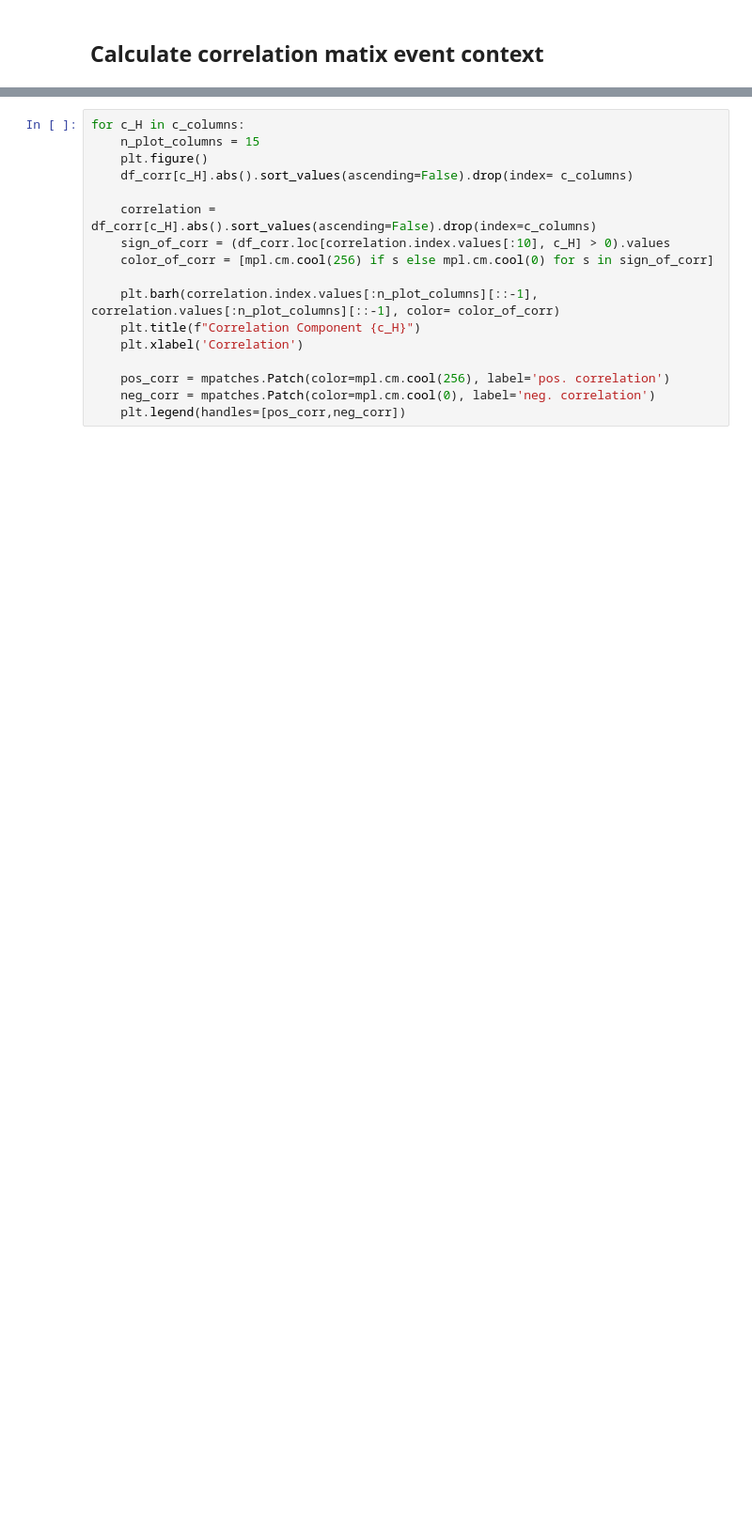
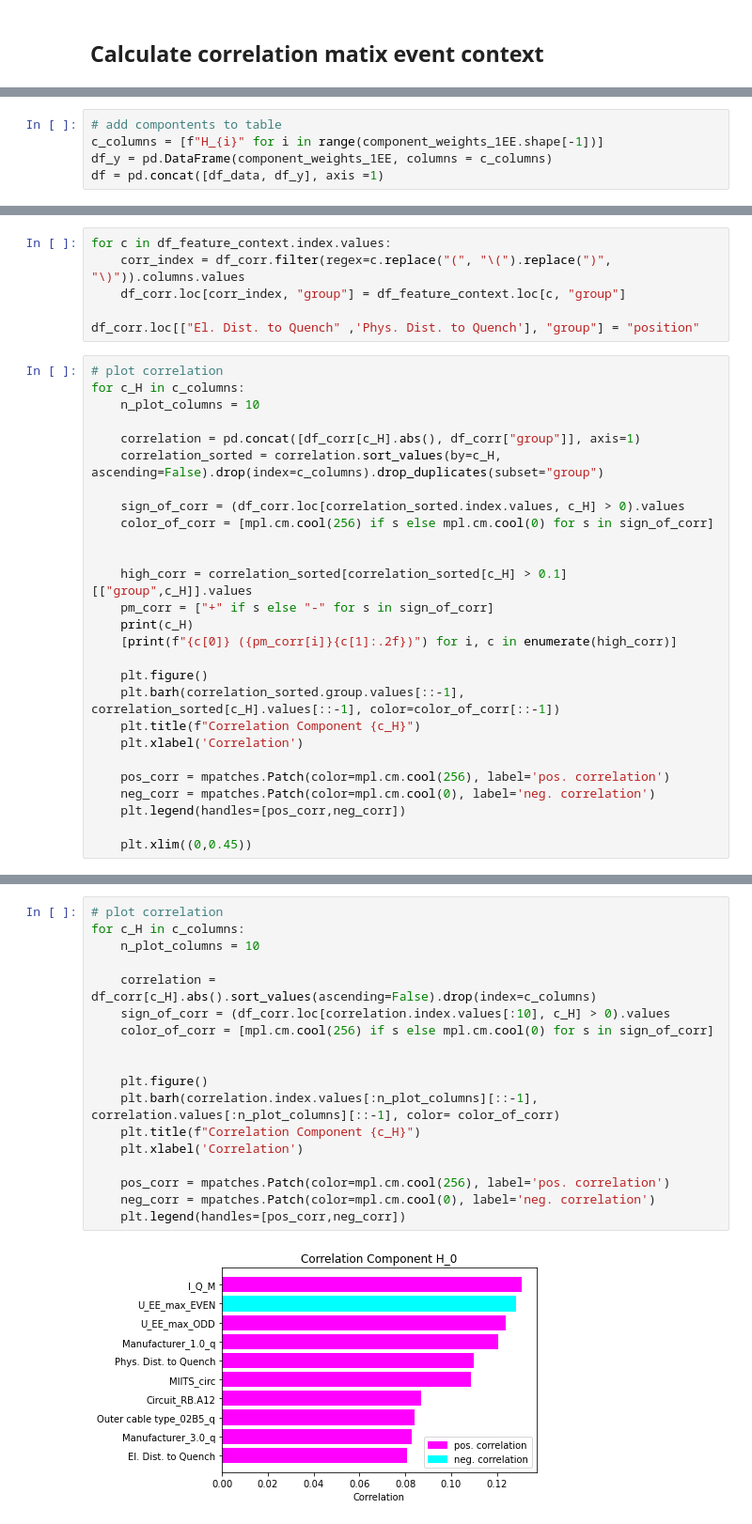
Before and after one commit to cobermai/lhc_anomaly_detection, a Jupyter notebook: notebooks/RB_FPA_FFT_NMF_component_correlation.ipynb, the cells around one changed output, grey strips where cells are left out. Shown at 94% size. Saved outputs shown, nothing was run; the diff lists cells and outputs as text; blank space fills up the shorter version.

```diff
--- a/notebooks/RB_FPA_FFT_NMF_component_correlation.ipynb
+++ b/notebooks/RB_FPA_FFT_NMF_component_correlation.ipynb
@@ -413 +288,6 @@ NameError: name 'y' is not defined
+# %%
+# add compontents to table
+c_columns = [f"H_{i}" for i in range(component_weights_1EE.shape[-1])]
+df_y = pd.DataFrame(component_weights_1EE, columns = c_columns)
+df = pd.concat([df_data, df_y], axis =1)
 # %%
@@ -414,0 +301,33 @@ df_corr.corr().to_excel('correlation.xlsx')
+# %%
+for c in df_feature_context.index.values:
+    corr_index = df_corr.filter(regex=c.replace("(", "\(").replace(")", "\)")).columns.values
+    df_corr.loc[corr_index, "group"] = df_feature_context.loc[c, "group"]
+
+df_corr.loc[["El. Dist. to Quench" ,'Phys. Dist. to Quench'], "group"] = "position"
+# %%
+# plot correlation
+for c_H in c_columns:
+    n_plot_columns = 10
+
+    correlation = pd.concat([df_corr[c_H].abs(), df_corr["group"]], axis=1)
+    correlation_sorted = correlation.sort_values(by=c_H, ascending=False).drop(index=c_columns).drop_duplicates(subset="group")
+
+    sign_of_corr = (df_corr.loc[correlation_sorted.index.values, c_H] > 0).values
+    color_of_corr = [mpl.cm.cool(256) if s else mpl.cm.cool(0) for s in sign_of_corr]
+
+
+    high_corr = correlation_sorted[correlation_sorted[c_H] > 0.1][["group",c_H]].values
+    pm_corr = ["+" if s else "-" for s in sign_of_corr]
+    print(c_H)
+    [print(f"{c[0]} ({pm_corr[i]}{c[1]:.2f})") for i, c in enumerate(high_corr)]
+
+    plt.figure()
+    plt.barh(correlation_sorted.group.values[::-1], correlation_sorted[c_H].values[::-1], color=color_of_corr[::-1])
+    plt.title(f"Correlation Component {c_H}")
+    plt.xlabel('Correlation')
+
+    pos_corr = mpatches.Patch(color=mpl.cm.cool(256), label='pos. correlation')
+    neg_corr = mpatches.Patch(color=mpl.cm.cool(0), label='neg. correlation')
+    plt.legend(handles=[pos_corr,neg_corr])
+
+    plt.xlim((0,0.45))
@@ -415,17 +357,20 @@ df_corr.corr().to_excel('correlation.xlsx')
 # %%
+# plot correlation
 for c_H in c_columns:
-    n_plot_columns = 15
-    plt.figure()
-    df_corr[c_H].abs().sort_values(ascending=False).drop(index= c_columns)
+    n_plot_columns = 10
 
     correlation = df_corr[c_H].abs().sort_values(ascending=False).drop(index=c_columns)
     sign_of_corr = (df_corr.loc[correlation.index.values[:10], c_H] > 0).values
     color_of_corr = [mpl.cm.cool(256) if s else mpl.cm.cool(0) for s in sign_of_corr]
 
+
+    plt.figure()
     plt.barh(correlation.index.values[:n_plot_columns][::-1], correlation.values[:n_plot_columns][::-1], color= color_of_corr)
     plt.title(f"Correlation Component {c_H}")
     plt.xlabel('Correlation')
 
     pos_corr = mpatches.Patch(color=mpl.cm.cool(256), label='pos. correlation')
     neg_corr = mpatches.Patch(color=mpl.cm.cool(0), label='neg. correlation')
     plt.legend(handles=[pos_corr,neg_corr])
+# %% [output]
+[figure, added]
```
Also changed, not shown: parts of 23 cells of this notebook, 18 other files.
